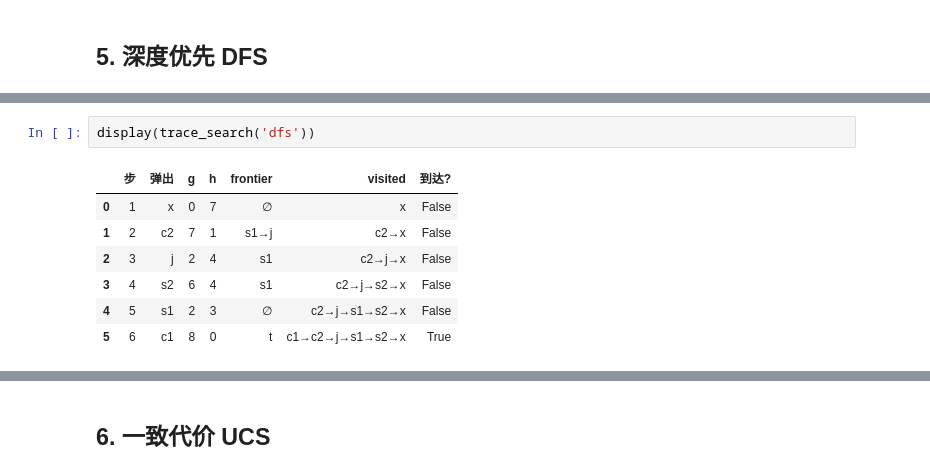
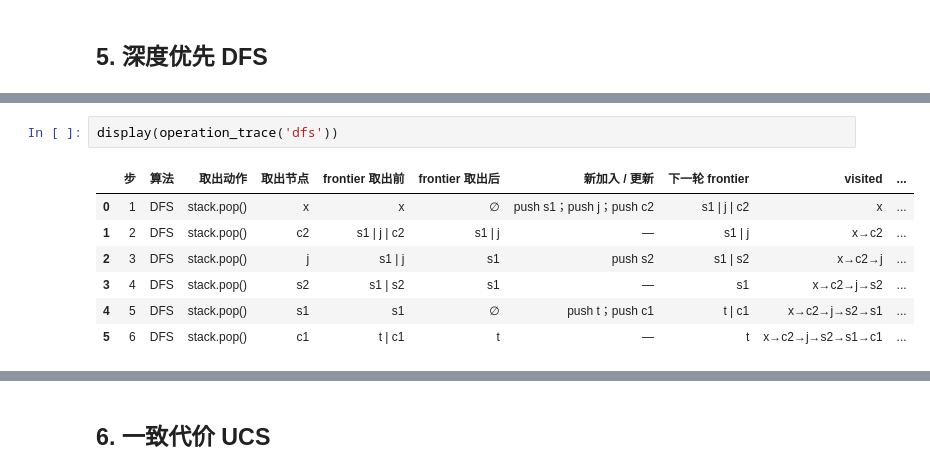
Before and after one commit to zhesun-0209/ai-thinking-labs, a Jupyter notebook: notebooks/ch05_campus_search.ipynb, the cells around one changed output, grey strips where cells are left out. Drawn from its saved outputs; the diff is of its cells as text.

```diff
--- a/notebooks/ch05_campus_search.ipynb
+++ b/notebooks/ch05_campus_search.ipynb
@@ -193,10 +190,10 @@ DFS: stack state at each step (GIF)
 # %%
-display(trace_search('dfs'))
+display(operation_trace('dfs'))
 # %% [output]
-|  | 步 | 弹出 | g | h | frontier | visited | 到达? |
-| 0 | 1 | x | 0 | 7 | ∅ | x | False |
-| 1 | 2 | c2 | 7 | 1 | s1→j | c2→x | False |
-| 2 | 3 | j | 2 | 4 | s1 | c2→j→x | False |
-| 3 | 4 | s2 | 6 | 4 | s1 | c2→j→s2→x | False |
-| 4 | 5 | s1 | 2 | 3 | ∅ | c2→j→s1→s2→x | False |
-| 5 | 6 | c1 | 8 | 0 | t | c1→c2→j→s1→s2→x | True |
+|  | 步 | 算法 | 取出动作 | 取出节点 | frontier 取出前 | frontier 取出后 | 新加入 / 更新 | 下一轮 frontier | visited | ... |
+| 0 | 1 | DFS | stack.pop() | x | x | ∅ | push s1；push j；push c2 | s1 | j | c2 | x | ... |
+| 1 | 2 | DFS | stack.pop() | c2 | s1 | j | c2 | s1 | j | — | s1 | j | x→c2 | ... |
+| 2 | 3 | DFS | stack.pop() | j | s1 | j | s1 | push s2 | s1 | s2 | x→c2→j | ... |
+| 3 | 4 | DFS | stack.pop() | s2 | s1 | s2 | s1 | — | s1 | x→c2→j→s2 | ... |
+| 4 | 5 | DFS | stack.pop() | s1 | s1 | ∅ | push t；push c1 | t | c1 | x→c2→j→s2→s1 | ... |
+| 5 | 6 | DFS | stack.pop() | c1 | t | c1 | t | — | t | x→c2→j→s2→s1→c1 | ... |
```
Also changed, not shown: parts of 34 cells of this notebook, 6 other files.
